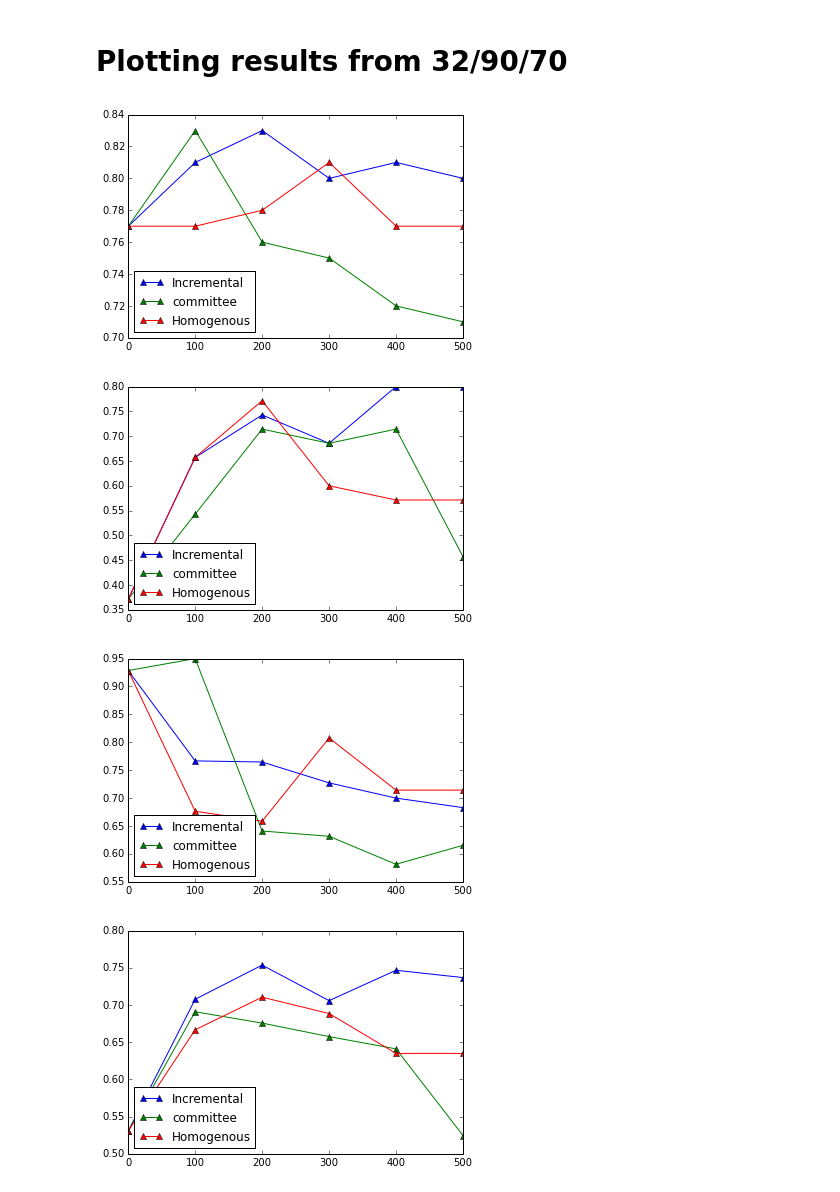
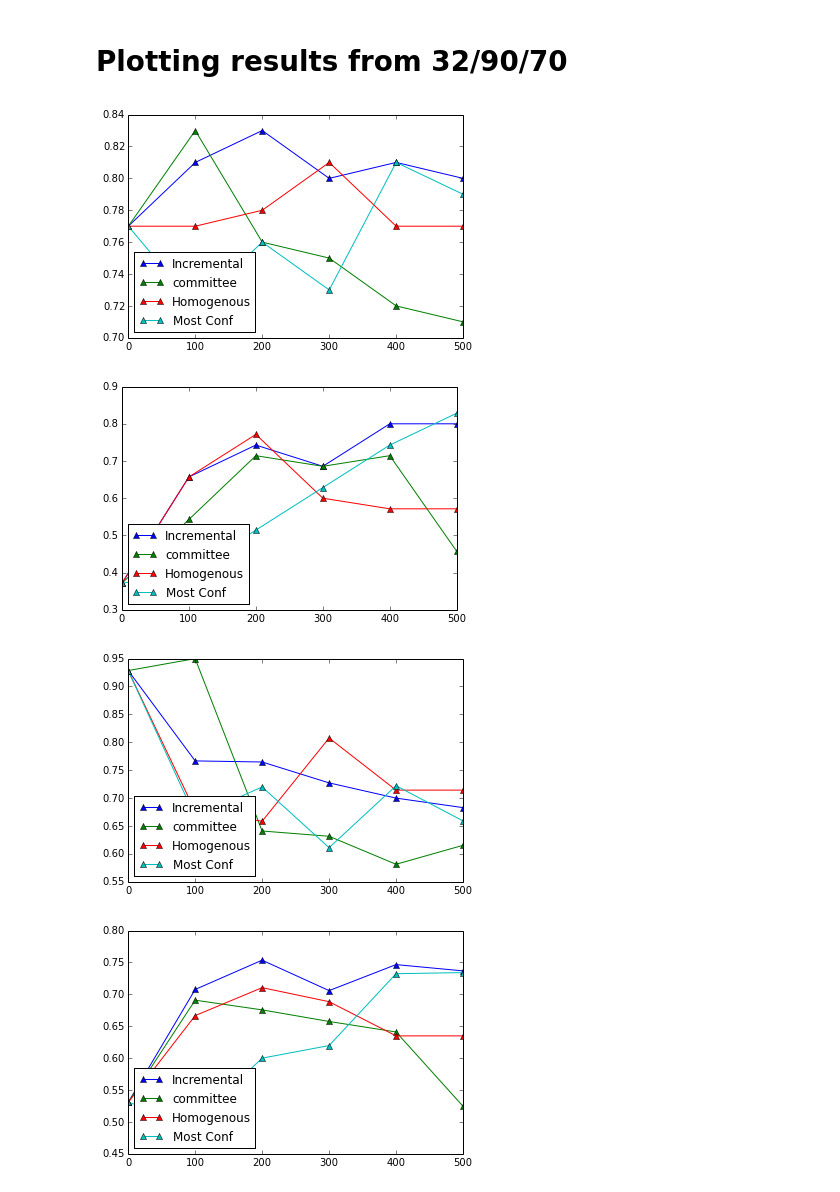
Before and after one commit to xingfanxia/comps_ediscovery, a Jupyter notebook: kimj4_exps/incremental.ipynb, the cells around one changed output. Saved outputs shown, nothing was run; the diff lists cells and outputs as text; code cells hidden in the pictures.

Commit message:
added test and graph for most-confident-incrementing

```diff
--- a/kimj4_exps/incremental.ipynb
+++ b/kimj4_exps/incremental.ipynb
@@ -359,6 +355,12 @@ hom_quer = [(0.37142857142857144, 0.9285714285714286, 0.77, 0.5306122448979592),
             (0.6, 0.8076923076923077, 0.81, 0.6885245901639345),
             (0.5714285714285714, 0.7142857142857143, 0.77, 0.634920634920635),
             (0.5714285714285714, 0.7142857142857143, 0.77, 0.634920634920635)]
+mc_quer = [(0.37142857142857144, 0.9285714285714286, 0.77, 0.5306122448979592),
+           (0.4, 0.6666666666666666, 0.72, 0.5),
+           (0.5142857142857142, 0.72, 0.76, 0.6),
+           (0.6285714285714286, 0.6111111111111112, 0.73, 0.619718309859155),
+           (0.7428571428571429, 0.7222222222222222, 0.81, 0.732394366197183),
+           (0.8285714285714286, 0.6590909090909091, 0.79, 0.7341772151898734)]
 # %%
 %matplotlib inline
 import matplotlib
@@ -376,6 +378,10 @@ hom_prec = [x[0] for x in hom_quer]
 hom_rec = [x[1] for x in hom_quer]
 hom_acc = [x[2] for x in hom_quer]
 hom_f1 = [x[3] for x in hom_quer]
+mc_prec = [x[0] for x in mc_quer]
+mc_rec = [x[1] for x in mc_quer]
+mc_acc = [x[2] for x in mc_quer]
+mc_f1 = [x[3] for x in mc_quer]
 # %%
 #plot some data
 x = range(0,600,100)
@@ -386,28 +392,30 @@ ax=fig.add_subplot(111)
 ax.plot(x, inc_acc, marker="^", label="Incremental")
 ax.plot(x, comm_acc, marker="^", label="committee")
 ax.plot(x, hom_acc, marker = "^", label="Homogenous")
+ax.plot(x, mc_acc, marker = "^", label="Most Conf")
 
 plt.legend(loc=3)
 plt.draw()
 plt.show()
 # %% [output]
-[figure, old version]
+[figure, new version]
 # %%
 #plot some data
 x = range(0,600,100)
 
 fig=plt.figure()
 ax=fig.add_subplot(111)
 
 ax.plot(x, inc_prec, marker="^", label="Incremental")
 ax.plot(x, comm_prec, marker="^", label="committee")
 ax.plot(x, hom_prec, marker = "^", label="Homogenous")
+ax.plot(x, mc_prec, marker = "^", label="Most Conf")
 
 plt.legend(loc=3)
 plt.draw()
 plt.show()
 # %% [output]
-[figure, old version]
+[figure, new version]
 # %%
 #plot some data
 x = range(0,600,100)
@@ -418,12 +426,13 @@ ax=fig.add_subplot(111)
 ax.plot(x, inc_rec, marker="^", label="Incremental")
 ax.plot(x, comm_rec, marker="^", label="committee")
 ax.plot(x, hom_rec, marker = "^", label="Homogenous")
+ax.plot(x, mc_rec, marker = "^", label="Most Conf")
 
 plt.legend(loc=3)
 plt.draw()
 plt.show()
 # %% [output]
-[figure, old version]
+[figure, new version]
 # %%
 #plot some data
 x = range(0,600,100)
@@ -434,9 +443,10 @@ ax=fig.add_subplot(111)
 ax.plot(x, inc_f1, marker="^", label="Incremental")
 ax.plot(x, comm_f1, marker="^", label="committee")
 ax.plot(x, hom_f1, marker = "^", label="Homogenous")
+ax.plot(x, mc_f1, marker = "^", label="Most Conf")
 
 plt.legend(loc=3)
 plt.draw()
 plt.show()
 # %% [output]
-[figure, old version]
+[figure, new version]
```
Also changed, not shown: parts of 3 cells of this notebook.
